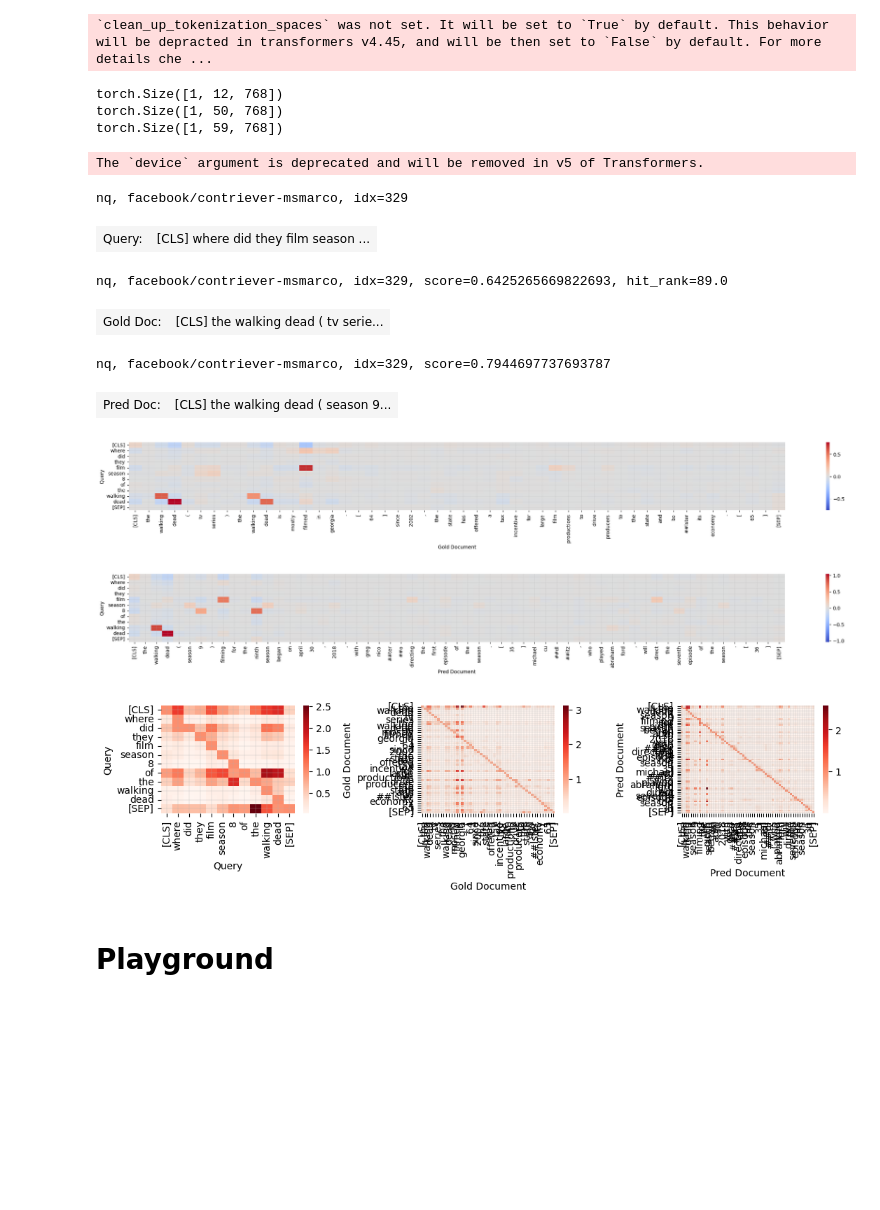
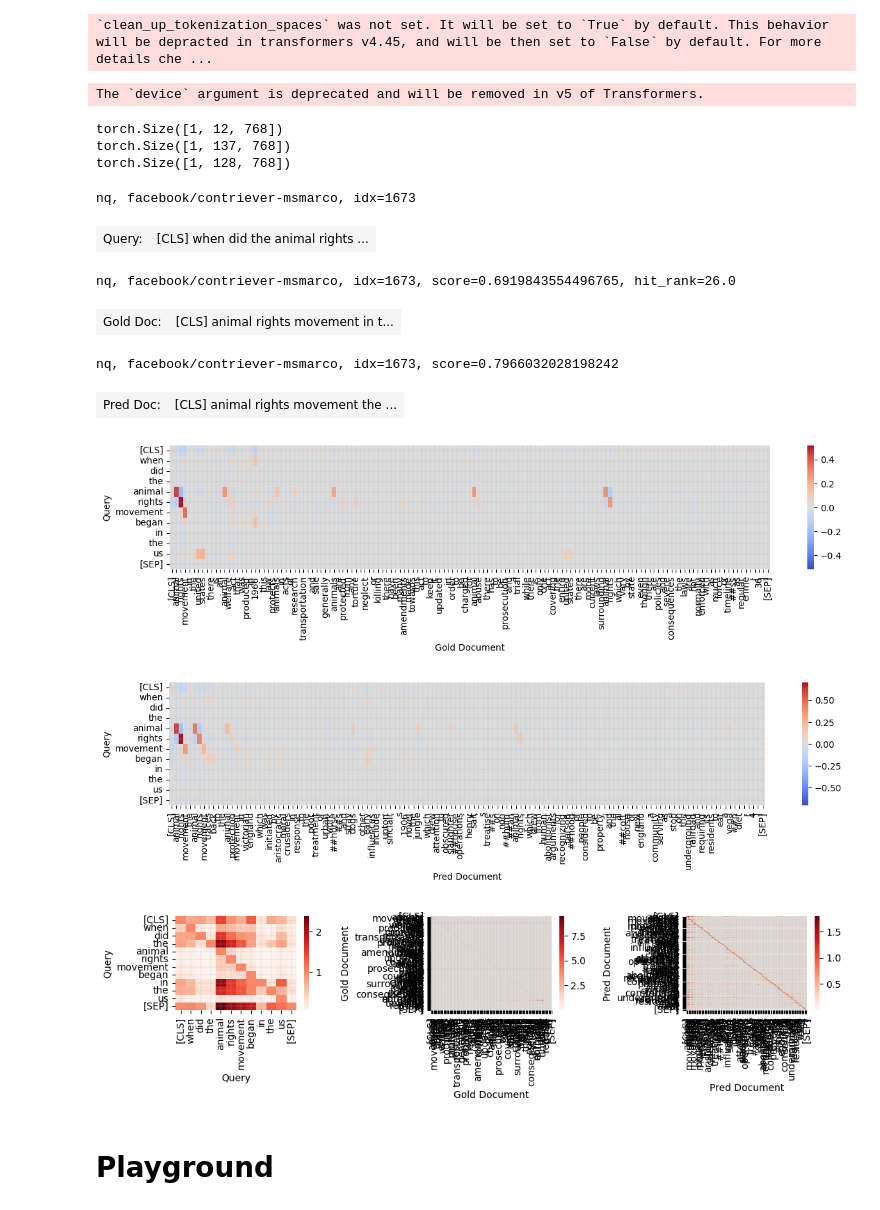
Before and after one commit to mohsenfayyaz/ColDeR, a Jupyter notebook: src/notebooks/BEIR_DecompX.ipynb, the cells around one changed output. Drawn from its saved outputs; the diff is of its cells as text; code cells hidden in the pictures; blank space fills up the shorter version.

```diff
--- a/src/notebooks/BEIR_DecompX.ipynb
+++ b/src/notebooks/BEIR_DecompX.ipynb
@@ -209,7 +209,7 @@ def html_wrapper(htmls, desc="text", legend="?"):
             -webkit-print-color-adjust: exact;
         }
         fieldset {
-            max-width: 1000px; padding: 8px; border-radius: 20px; border: 3px solid rgb(15, 200, 200); background: white;
+            max-width: 1000px; padding: 8px; border-radius: 20px; border: 3px solid rgb(15, 200, 200); background: white; color: black;
         }
         legend {
             margin-left: 10px; padding: 7px; padding-left: 20px; padding-right: 20px; border: 2px solid rgb(15, 200, 200);
@@ -218,7 +218,7 @@ def html_wrapper(htmls, desc="text", legend="?"):
             font-weight: 600;
         }
         table tr td {
-            white-space: nowrap; padding: 5px;
+            white-space: nowrap; padding: 5px; color: black;
         }
     </style>
     </head>
@@ -289,49 +289,49 @@ def plot_demo(idx):
     def plot_qd_heatmap(query_tokens, query_decomposed, doc_tokens, doc_decomposed, xlabel="Doc", ylabel="Query"):
         with torch.no_grad():
             qd_scores = torch.einsum("id,jd->ij", query_decomposed, doc_decomposed).cpu().numpy()
-        plt.figure(figsize=(30, 2.5))
+        plt.figure(figsize=(15, 2.5))  # 30 for debug
         heatmap(qd_scores, cmap=plt.get_cmap('coolwarm'), vmin=-np.max(np.abs(qd_scores)), vmax=np.max(np.abs(qd_scores)))
         plt.xticks(np.arange(len(doc_tokens))+0.5, doc_tokens, rotation='vertical')
         plt.yticks(np.arange(len(query_tokens))+0.5, query_tokens, rotation='horizontal')
         plt.grid("on", linewidth=0.2); plt.xlabel(xlabel); plt.ylabel(ylabel)
         plt.show()
 
     plot_qd_heatmap(query["tokens"], query["decompx_last_layer_mean"], gold_doc["tokens"], gold_doc["decompx_last_layer_mean"], "Gold Document")
     plot_qd_heatmap(query["tokens"], query["decompx_last_layer_mean"], pred_doc["tokens"], pred_doc["decompx_last_layer_mean"], "Pred Document")
 
 
     ### PLOT SELF DECOMPX BLOCKS
     from seaborn import heatmap
     import matplotlib.pyplot as plt
 
     def plot_decompx_heatmap(tokens, decompx_last_layer_outputs, label="?"):
         norm_heatmap = decompx_last_layer_outputs.aggregated[0][0].norm(dim=-1).cpu().numpy()
         heatmap(norm_heatmap / np.diag(norm_heatmap).reshape((-1, 1)), cmap=plt.get_cmap('Reds'))
         plt.xticks(np.arange(len(tokens))+0.5, tokens, rotation='vertical')
         plt.yticks(np.arange(len(tokens))+0.5, tokens, rotation='horizontal')
         plt.grid("on", linewidth=0.2); plt.xlabel(label); plt.ylabel(label)
 
     plt.figure(figsize=(11, 3))
     plt.subplot(1, 3, 1); plot_decompx_heatmap(query["tokens"], query["decompx_last_layer_outputs"], "Query")
     plt.subplot(1, 3, 2); plot_decompx_heatmap(gold_doc["tokens"], gold_doc["decompx_last_layer_outputs"], "Gold Document")
     plt.subplot(1, 3, 3); plot_decompx_heatmap(pred_doc["tokens"], pred_doc["decompx_last_layer_outputs"], "Pred Document")
     plt.tight_layout()
 
-plot_demo(idx=329)  # 329
+plot_demo(idx=1673)  # 329
 # %% [output]
-torch.Size([1, 12, 768])
-torch.Size([1, 50, 768])
-torch.Size([1, 59, 768])
+The `device` argument is deprecated and will be removed in v5 of Transformers.
-The `device` argument is deprecated and will be removed in v5 of Transformers.
+torch.Size([1, 12, 768])
+torch.Size([1, 137, 768])
+torch.Size([1, 128, 768])
-nq, facebook/contriever-msmarco, idx=329
+nq, facebook/contriever-msmarco, idx=1673
-| Query: | [CLS] where did they film season ... |
+| Query: | [CLS] when did the animal rights ... |
-nq, facebook/contriever-msmarco, idx=329, score=0.6425265669822693, hit_rank=89.0
+nq, facebook/contriever-msmarco, idx=1673, score=0.6919843554496765, hit_rank=26.0
-| Gold Doc: | [CLS] the walking dead ( tv serie... |
+| Gold Doc: | [CLS] animal rights movement in t... |
-nq, facebook/contriever-msmarco, idx=329, score=0.7944697737693787
+nq, facebook/contriever-msmarco, idx=1673, score=0.7966032028198242
-| Pred Doc: | [CLS] the walking dead ( season 9... |
+| Pred Doc: | [CLS] animal rights movement the ... |
-[figure, old version]
+[figure, new version]
-[figure, old version]
+[figure, new version]
-[figure, old version]
+[figure, new version]
 # %% [markdown]
 # Playground
 # %%
```
Also changed, not shown: parts of 3 cells of this notebook, 2 other files.
